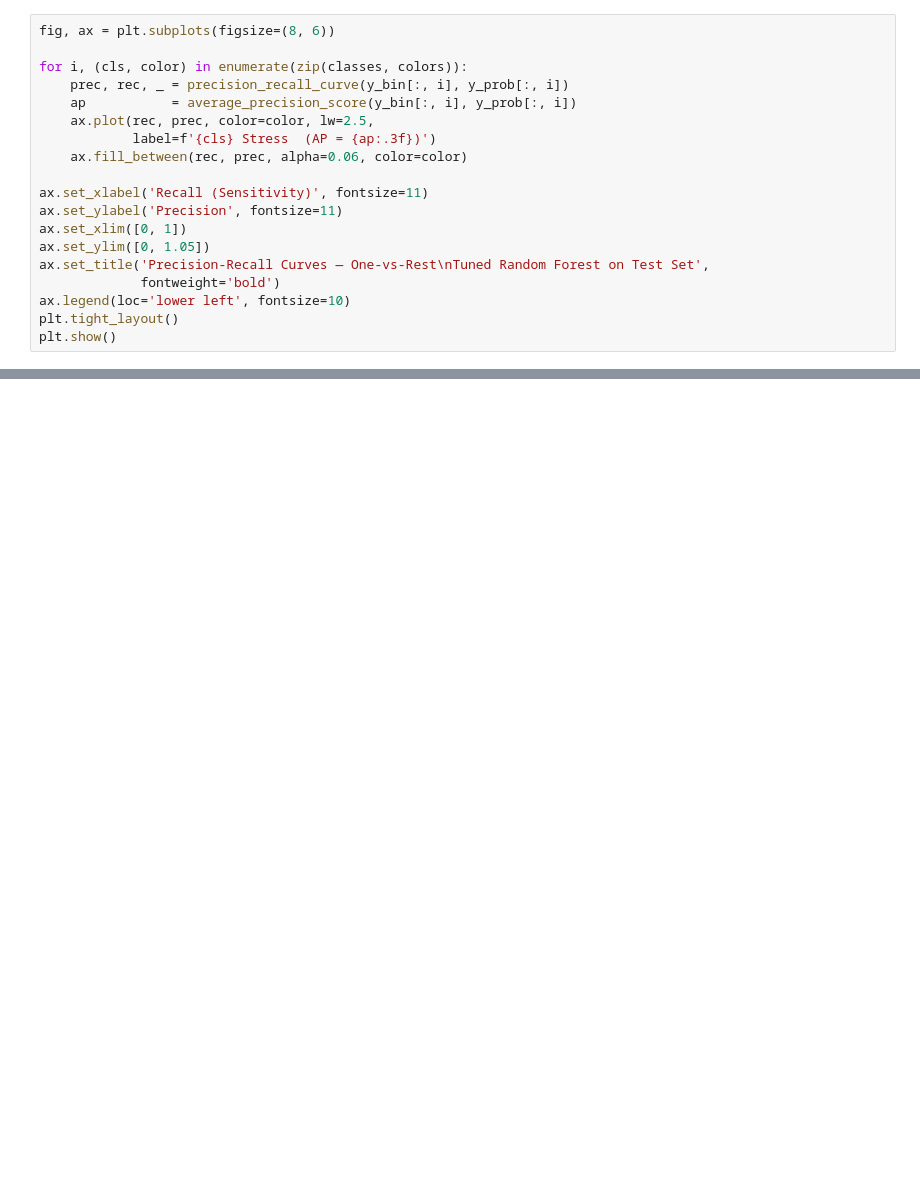
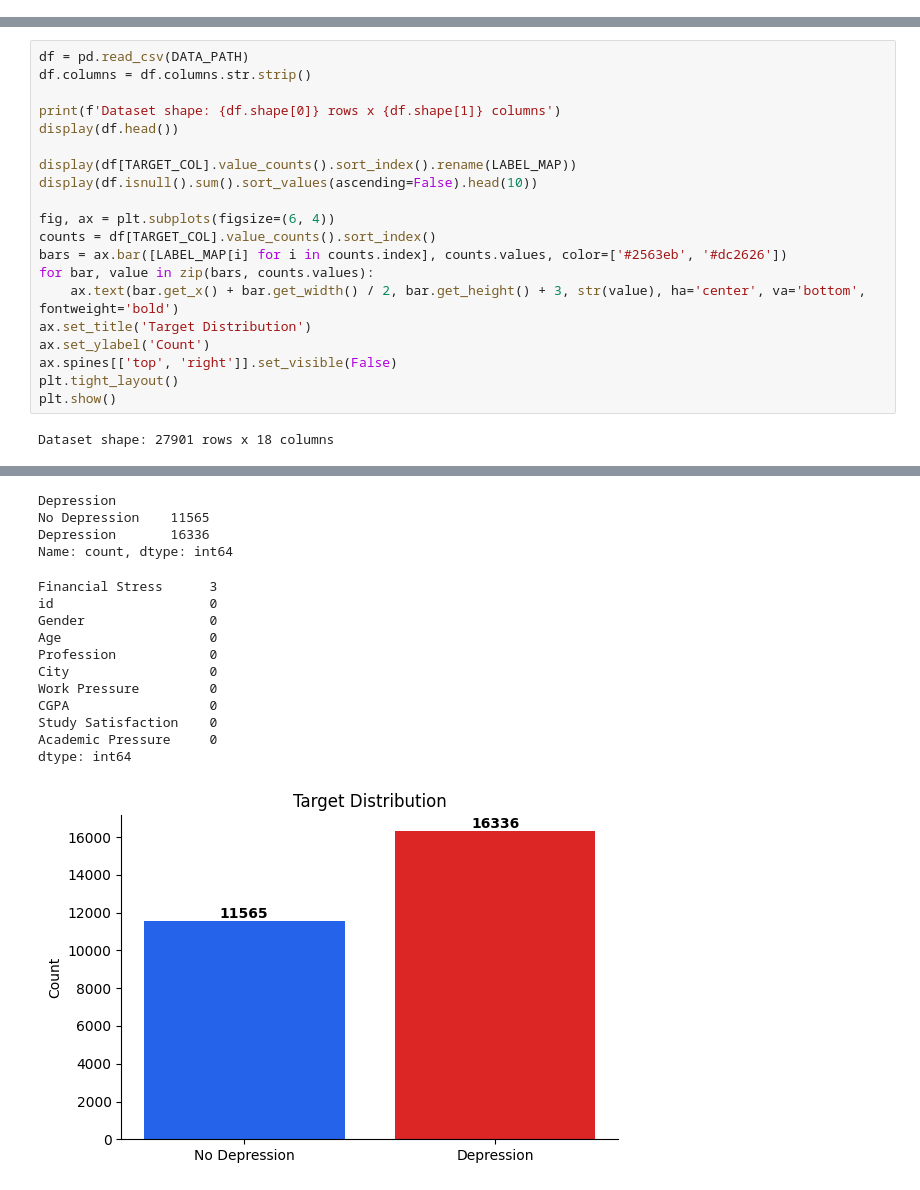
Before and after one commit to carolineehab7/MentalHealthTracker, a Jupyter notebook: backend/train_model.ipynb, the cells around one changed output, grey strips where cells are left out. Drawn from its saved outputs; the diff is of its cells as text; blank space fills up the shorter version.

```diff
--- a/backend/train_model.ipynb
+++ b/backend/train_model.ipynb
@@ -936,19 +0,0 @@ Particularly informative for **imbalanced classes**. A high **Average Precision
-# %%
-fig, ax = plt.subplots(figsize=(8, 6))
-
-for i, (cls, color) in enumerate(zip(classes, colors)):
-    prec, rec, _ = precision_recall_curve(y_bin[:, i], y_prob[:, i])
-    ap           = average_precision_score(y_bin[:, i], y_prob[:, i])
-    ax.plot(rec, prec, color=color, lw=2.5,
-            label=f'{cls} Stress  (AP = {ap:.3f})')
-    ax.fill_between(rec, prec, alpha=0.06, color=color)
-
-ax.set_xlabel('Recall (Sensitivity)', fontsize=11)
-ax.set_ylabel('Precision', fontsize=11)
-ax.set_xlim([0, 1])
-ax.set_ylim([0, 1.05])
-ax.set_title('Precision-Recall Curves — One-vs-Rest\nTuned Random Forest on Test Set',
-             fontweight='bold')
-ax.legend(loc='lower left', fontsize=10)
-plt.tight_layout()
-plt.show()
@@ -1124,0 +57,22 @@ Next step: python app.py  (starts the Flask API)
+# %%
+df = pd.read_csv(DATA_PATH)
+df.columns = df.columns.str.strip()
+
+print(f'Dataset shape: {df.shape[0]} rows x {df.shape[1]} columns')
+display(df.head())
+
+display(df[TARGET_COL].value_counts().sort_index().rename(LABEL_MAP))
+display(df.isnull().sum().sort_values(ascending=False).head(10))
+
+fig, ax = plt.subplots(figsize=(6, 4))
+counts = df[TARGET_COL].value_counts().sort_index()
+bars = ax.bar([LABEL_MAP[i] for i in counts.index], counts.values, color=['#2563eb', '#dc2626'])
+for bar, value in zip(bars, counts.values):
+    ax.text(bar.get_x() + bar.get_width() / 2, bar.get_height() + 3, str(value), ha='center', va='bottom', fontweight='bold')
+ax.set_title('Target Distribution')
+ax.set_ylabel('Count')
+ax.spines[['top', 'right']].set_visible(False)
+plt.tight_layout()
+plt.show()
+# %% [output]
+Dataset shape: 27901 rows x 18 columns
@@ -1124,0 +85,16 @@ Next step: python app.py  (starts the Flask API)
+Depression
+No Depression    11565
+Depression       16336
+Name: count, dtype: int64
+Financial Stress      3
+id                    0
+Gender                0
+Age                   0
+Profession            0
+City                  0
+Work Pressure         0
+CGPA                  0
+Study Satisfaction    0
+Academic Pressure     0
+dtype: int64
+[figure, added]
```
Also changed, not shown: parts of 67 cells of this notebook, 3 other files.
